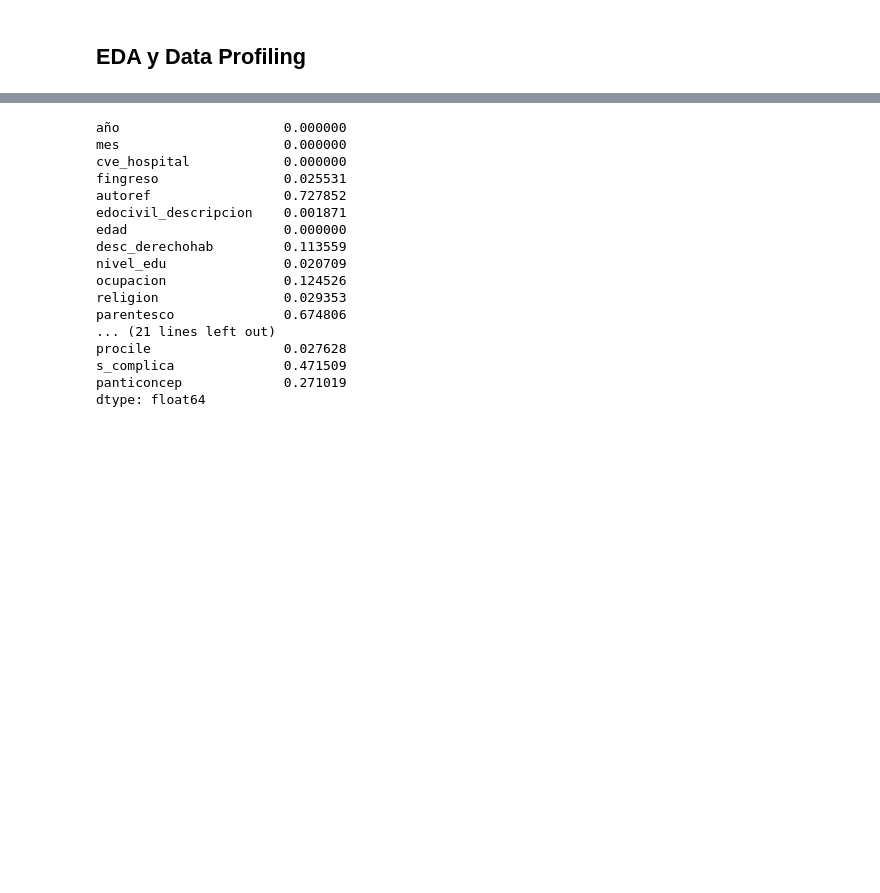
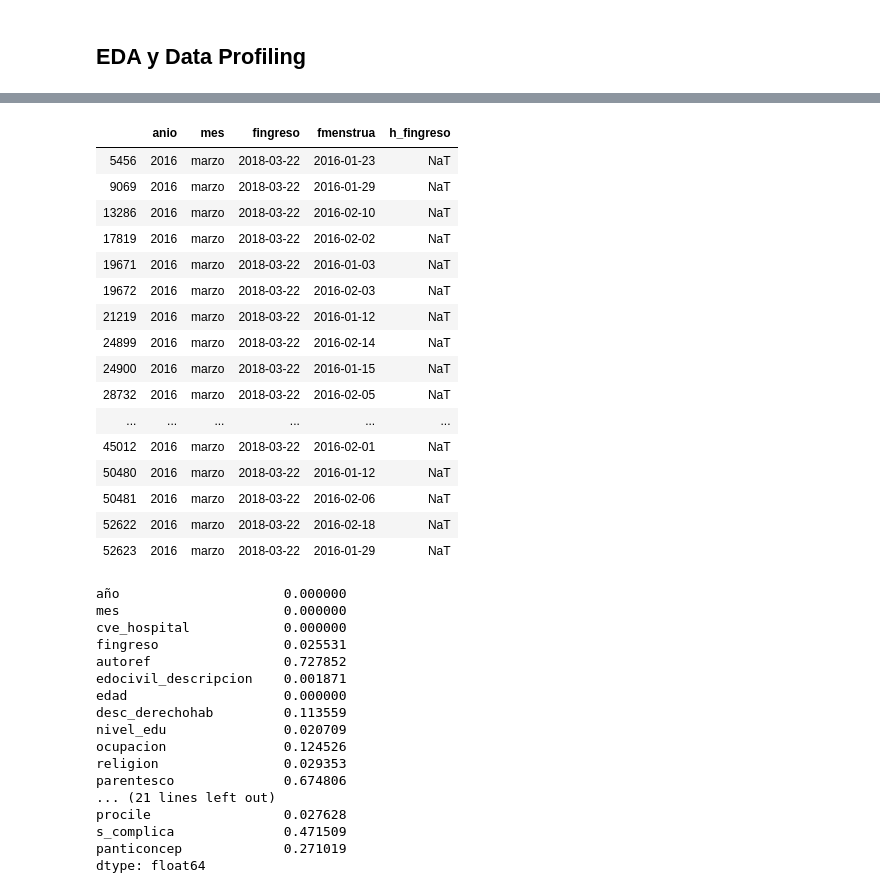
Before and after one commit to erodriguezul/ICD_Proyecto1, a Jupyter notebook: MasterEDA.ipynb, the cells around one changed output, grey strips where cells are left out. Saved outputs shown, nothing was run; the diff lists cells and outputs as text; code cells hidden in the pictures; blank space fills up the shorter version.

```diff
--- a/MasterEDA.ipynb
+++ b/MasterEDA.ipynb
@@ -478,0 +408,31 @@ datos_eda.describe().transpose()
+# %%
+l = []
+for i in range(0, len(datos_eda)):
+    if datos_eda.iloc[i, idx] == 1:
+        l.append('enero')
+    elif datos_eda.iloc[i, idx] == 2:
+        l.append('febrero')
+    elif datos_eda.iloc[i, idx] == 3:
+        l.append('marzo')
+    elif datos_eda.iloc[i, idx] == 4:
+        l.append('abril')
+    elif datos_eda.iloc[i, idx] == 5:
+        l.append('mayo')
+    elif datos_eda.iloc[i, idx] == 6:
+        l.append('junio')
+    elif datos_eda.iloc[i, idx] == 7:
+        l.append('julio')
+    elif datos_eda.iloc[i, idx] == 8:
+        l.append('agosto')
+    elif datos_eda.iloc[i, idx] == 9:
+        l.append('septiembre')
+    elif datos_eda.iloc[i, idx] == 10:
+        l.append('octubre')
+    elif datos_eda.iloc[i, idx] == 11:
+        l.append('noviembre')
+    elif datos_eda.iloc[i, idx] == 12:
+        l.append('diciembre')
+    else:
+        l.append(None)
+
+new_var = np.array(l)
@@ -478,0 +444,2 @@ datos_eda.describe().transpose()
+# %%
+datos_eda['mes_fingreso_ch'] = new_var
@@ -478,0 +456,4 @@ datos_eda.describe().transpose()
+# %%
+datos_eda['val_mes'] = datos_eda['mes'] == datos_eda['mes_fingreso_ch']
+# %%
+datos_eda['val_anio'] = datos_eda['anio'] == datos_eda['anio_fingreso']
@@ -479,3 +565,27 @@ datos_eda.describe().transpose()
+# %%
+q = datos_eda['fingreso'] == '2018-03-22'
+v = datos_eda['val_anio'] == 0
+col = ['anio', 'mes', 'fingreso', 'fmenstrua', 'h_fingreso']
+t = datos_eda[q & v]
+t[col]
+# %% [output]
+|  | anio | mes | fingreso | fmenstrua | h_fingreso |
+| 5456 | 2016 | marzo | 2018-03-22 | 2016-01-23 | NaT |
+| 9069 | 2016 | marzo | 2018-03-22 | 2016-01-29 | NaT |
+| 13286 | 2016 | marzo | 2018-03-22 | 2016-02-10 | NaT |
+| 17819 | 2016 | marzo | 2018-03-22 | 2016-02-02 | NaT |
+| 19671 | 2016 | marzo | 2018-03-22 | 2016-01-03 | NaT |
+| 19672 | 2016 | marzo | 2018-03-22 | 2016-02-03 | NaT |
+| 21219 | 2016 | marzo | 2018-03-22 | 2016-01-12 | NaT |
+| 24899 | 2016 | marzo | 2018-03-22 | 2016-02-14 | NaT |
+| 24900 | 2016 | marzo | 2018-03-22 | 2016-01-15 | NaT |
+| 28732 | 2016 | marzo | 2018-03-22 | 2016-02-05 | NaT |
+| ... | ... | ... | ... | ... | ... |
+| 45012 | 2016 | marzo | 2018-03-22 | 2016-02-01 | NaT |
+| 50480 | 2016 | marzo | 2018-03-22 | 2016-01-12 | NaT |
+| 50481 | 2016 | marzo | 2018-03-22 | 2016-02-06 | NaT |
+| 52622 | 2016 | marzo | 2018-03-22 | 2016-02-18 | NaT |
+| 52623 | 2016 | marzo | 2018-03-22 | 2016-01-29 | NaT |
 # %%
 datos_eda.isna().sum()/datos_eda.shape[0] #Proporción de datos faltantes
 # %% [output]
```
Also changed, not shown: parts of 93 cells of this notebook.
